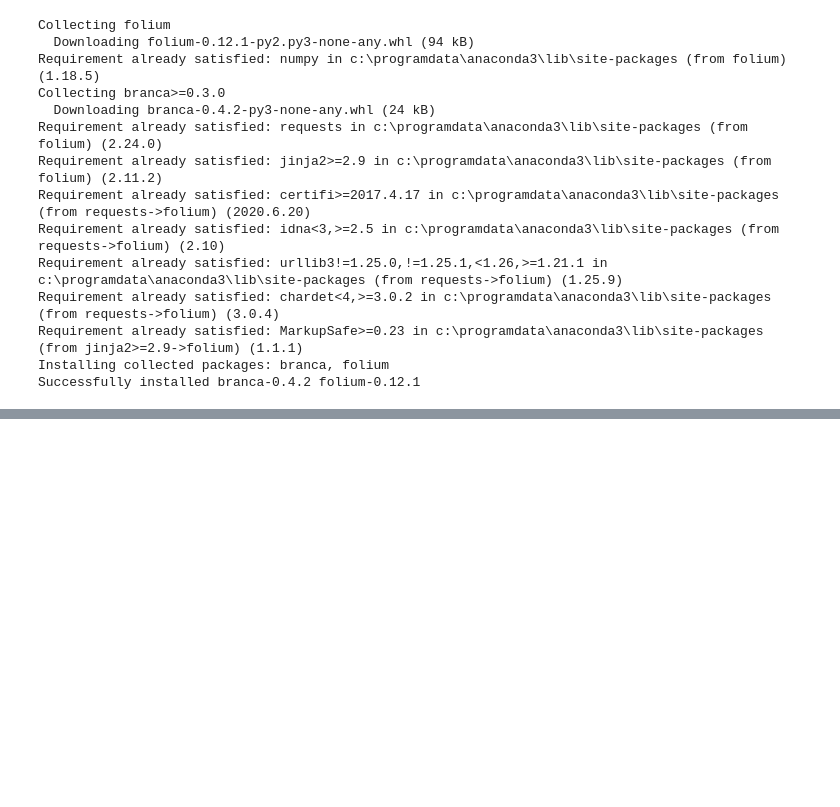
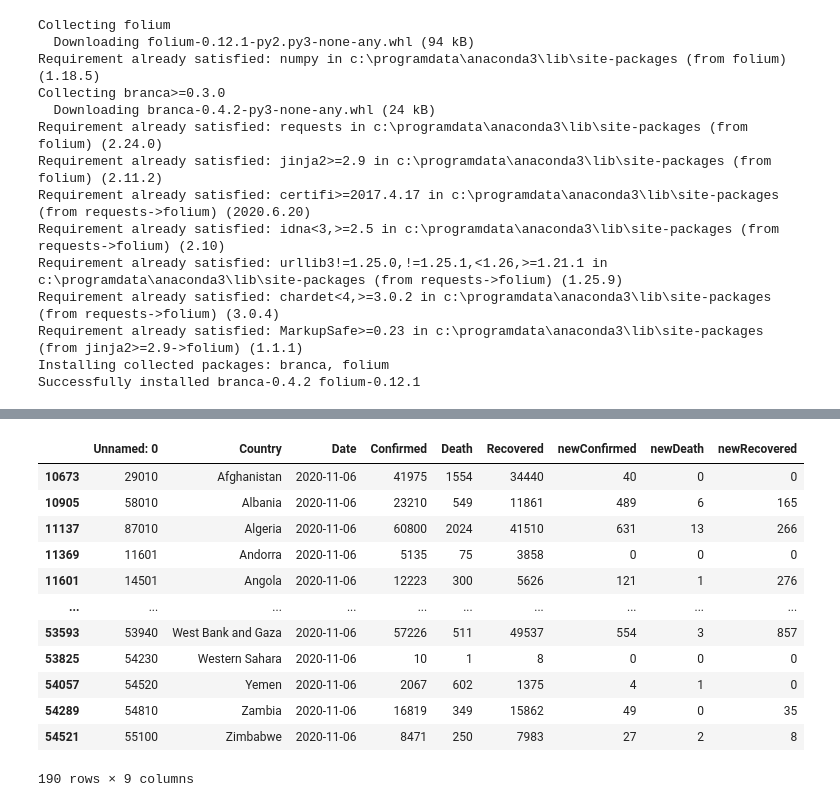
Before and after one commit to kaminion/corona_visualization, a Jupyter notebook: corona.ipynb, the cells around one changed output, grey strips where cells are left out. Drawn from its saved outputs; the diff is of its cells as text; code cells hidden in the pictures; blank space fills up the shorter version.

```diff
--- a/corona.ipynb
+++ b/corona.ipynb
@@ -87,0 +94,18 @@ memory usage: 2.9+ MB
+# %%
+# 표시하기 위한 최신 데이터만 남기기
+latestDF = data[data['Date'] == max(data['Date'])]
+latestDF
+# %% [output]
+|  | Unnamed: 0 | Country | Date | Confirmed | Death | Recovered | newConfirmed | newDeath | newRecovered |
+| 10673 | 29010 | Afghanistan | 2020-11-06 | 41975 | 1554 | 34440 | 40 | 0 | 0 |
+| 10905 | 58010 | Albania | 2020-11-06 | 23210 | 549 | 11861 | 489 | 6 | 165 |
+| 11137 | 87010 | Algeria | 2020-11-06 | 60800 | 2024 | 41510 | 631 | 13 | 266 |
+| 11369 | 11601 | Andorra | 2020-11-06 | 5135 | 75 | 3858 | 0 | 0 | 0 |
+| 11601 | 14501 | Angola | 2020-11-06 | 12223 | 300 | 5626 | 121 | 1 | 276 |
+| ... | ... | ... | ... | ... | ... | ... | ... | ... | ... |
+| 53593 | 53940 | West Bank and Gaza | 2020-11-06 | 57226 | 511 | 49537 | 554 | 3 | 857 |
+| 53825 | 54230 | Western Sahara | 2020-11-06 | 10 | 1 | 8 | 0 | 0 | 0 |
+| 54057 | 54520 | Yemen | 2020-11-06 | 2067 | 602 | 1375 | 4 | 1 | 0 |
+| 54289 | 54810 | Zambia | 2020-11-06 | 16819 | 349 | 15862 | 49 | 0 | 35 |
+| 54521 | 55100 | Zimbabwe | 2020-11-06 | 8471 | 250 | 7983 | 27 | 2 | 8 |
+190 rows × 9 columns
```
Also changed, not shown: parts of 8 cells of this notebook, 1 other file.
